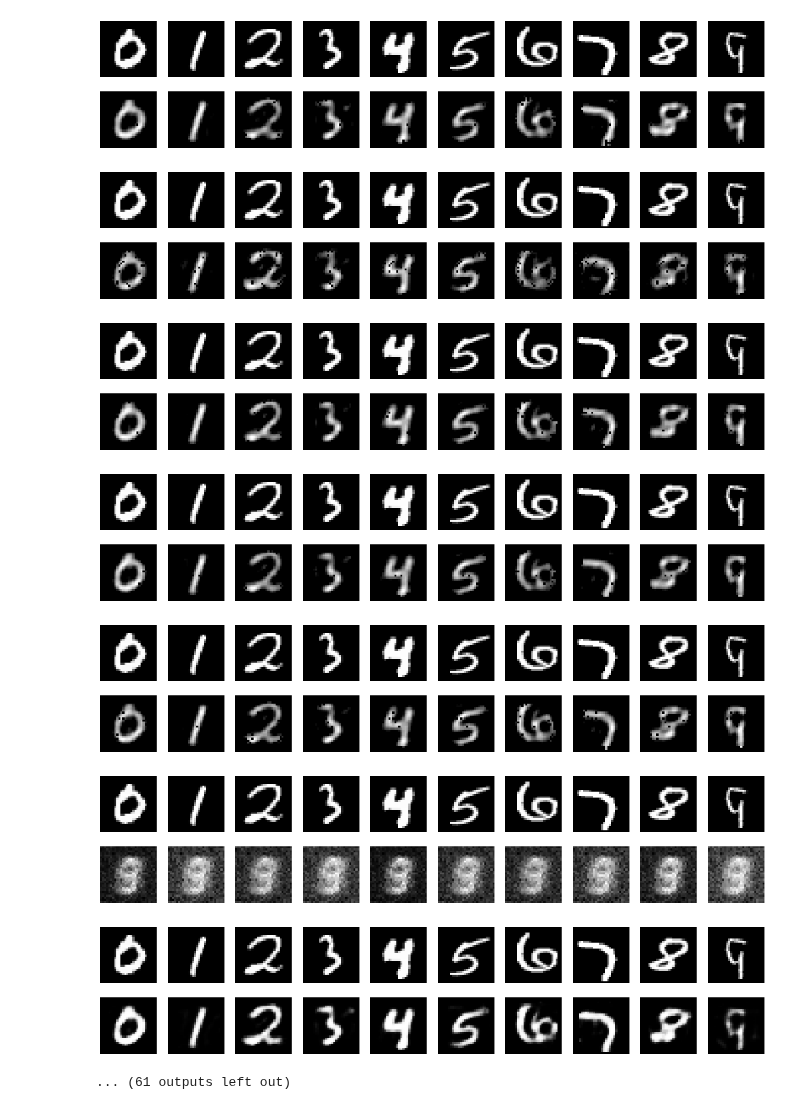
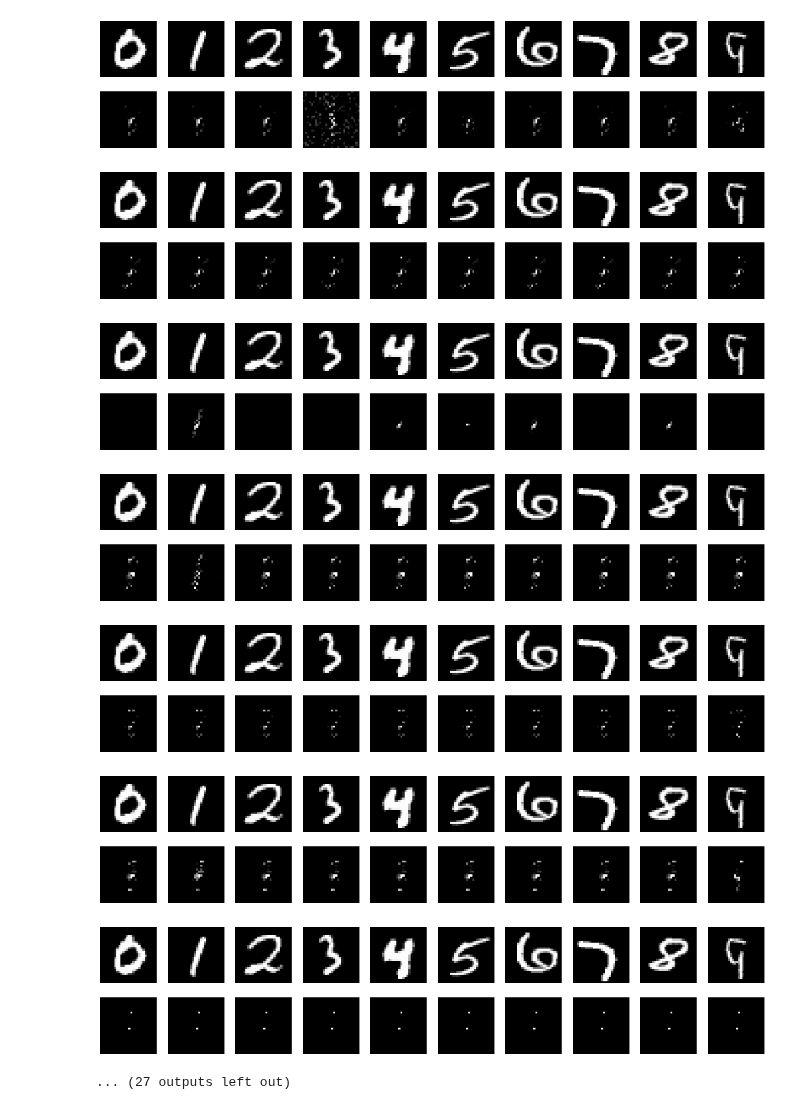
Before and after one commit to s1230038/autoencoder, a Jupyter notebook: AutoencoderForThesis.ipynb, the cells around one changed output. Drawn from its saved outputs; the diff is of its cells as text; code cells hidden in the pictures.

```diff
--- a/AutoencoderForThesis.ipynb
+++ b/AutoencoderForThesis.ipynb
@@ -16,6 +16,7 @@ from keras import losses
 from tensorflow.python import debug as tf_debug
 from itertools import product
 from google.colab import files
+from keras import optimizers
 
 # imititing mean_squared_error():
 # 青イルカ P.57では二乗誤差の総和を使用しているが、これをKerasで実装する場合は平均二乗誤差（mean_squared_error)
@@ -64,18 +65,27 @@ x_test = x_test.astype('float32') / 255.   # {0,1}の二値ではなく実数値
 x_train = x_train.reshape((len(x_train), np.prod(x_train.shape[1:])))
 x_test = x_test.reshape((len(x_test), np.prod(x_test.shape[1:])))
 # hyper parameter combination
+'''
 lossfs = [losses.mean_squared_error, i_divergence1, i_divergence2, is_divergence1, is_divergence2]
 acts = ["relu", "sigmoid"]
 opzs = ["SGD", "RMSprop", "Adagrad", "Adadelta", "Adam", "Adamax", "Nadam"]
-for loss, dact, opz in product(lossfs, acts, opzs):
-  print("start: loss = " + loss.__name__ + " : dact = " + dact + " : opz = " + opz )
+'''
+lossfs = [i_divergence1]
+acts = ["relu"]
+lrates  = np.arange(0.001, 0.01, 0.001)
+decays = np.arange(0.0, 0.4, 0.1)
+for loss, dact, lr, dc in product(lossfs, acts, lrates, decays):
+  file_prefix = loss.__name__ + '_' + dact + '_' + 'adam' + '_'  + str(lr) + '_' + str(dc) + '_'
+  print("start: " + file_prefix )
   encoding_dim = 32
   input_img = Input(shape=(784,))
   encoded = Dense(encoding_dim, activation='relu')(input_img)
   decoded = Dense(784, activation=dact)(encoded)
   autoencoder = Model(inputs=input_img, outputs=decoded) # https://medium.com/@zhuixiyou/userwarning-update-your-model-call-to-the-keras-2-api-8a6a5955daac
+  # optimizer
+  optimizer = optimizers.Adam(lr=lr, decay=dc)
   # autoencoderでは、教師データにラベルを使わないためaccuracyの計算は不要。
-  autoencoder.compile(optimizer=opz, loss=loss)
+  autoencoder.compile(optimizer=optimizer, loss=loss)
 
   fit = autoencoder.fit(x_train, x_train,
                   epochs=epochs,
@@ -84,7 +94,6 @@ for loss, dact, opz in product(lossfs, acts, opzs):
                   verbose=0,
                   validation_data=(x_test, x_test))
 
-  file_prefix = loss.__name__ + '_' + dact + '_' + opz + '_'
   # lossのCSVファイルの保存
   loss_his = fit.history['loss']
   vloss_his = fit.history['val_loss']
@@ -126,17 +135,19 @@ import matplotlib
 matplotlib.use('Agg')
 import matplotlib.pyplot as plt
 
-# lossfs = [losses.mean_squared_error, i_divergence1, i_divergence2, is_divergence1, is_divergence2]
-for loss, dact, opz in product(lossfs, acts, opzs):
-  print("show: " + loss.__name__ + '_' + dact + '_' + opz)
-  file_prefix = loss.__name__ + '_' + dact + '_' + opz + '_'
+for loss, dact, lr, dc in product(lossfs, acts, lrates, decays):
+  file_prefix = loss.__name__ + '_' + dact + '_' + 'adam' + '_'  + str(lr) + '_' + str(dc) + '_'
+  print("start: " + file_prefix )
   # モデルの再作成
   encoding_dim = 32
   input_img = Input(shape=(784,))
   encoded = Dense(encoding_dim, activation='relu')(input_img)
   decoded = Dense(784, activation=dact)(encoded)
   autoencoder = Model(inputs=input_img, outputs=decoded)
-  autoencoder.compile(optimizer=opz, loss=loss)
+  # optimizer
+  optimizer = optimizers.Adam(lr=lr, decay=dc)
+  # autoencoderでは、教師データにラベルを使わないためaccuracyの計算は不要。
+  autoencoder.compile(optimizer=optimizer, loss=loss)
   # 保存した重みを読み込み
   autoencoder.load_weights(file_prefix + 'autoencoder.h5')
   decoded_imgs = autoencoder.predict(x_test)
@@ -223,11 +232,11 @@ show: is_divergence2_sigmoid_Nadam
-[figure, old version]
+[figure, new version]
-[figure, old version]
+[figure, new version]
-[figure, old version]
+[figure, new version]
-[figure, old version]
+[figure, new version]
-[figure, old version]
+[figure, new version]
-[figure, old version]
+[figure, new version]
-[figure, old version]
+[figure, new version]
-... (61 outputs left out)
+... (27 outputs left out)
 # %%
 # 保存した重みのダウンロード
 from google.colab import files
```
Also changed, not shown: parts of 3 cells of this notebook.
